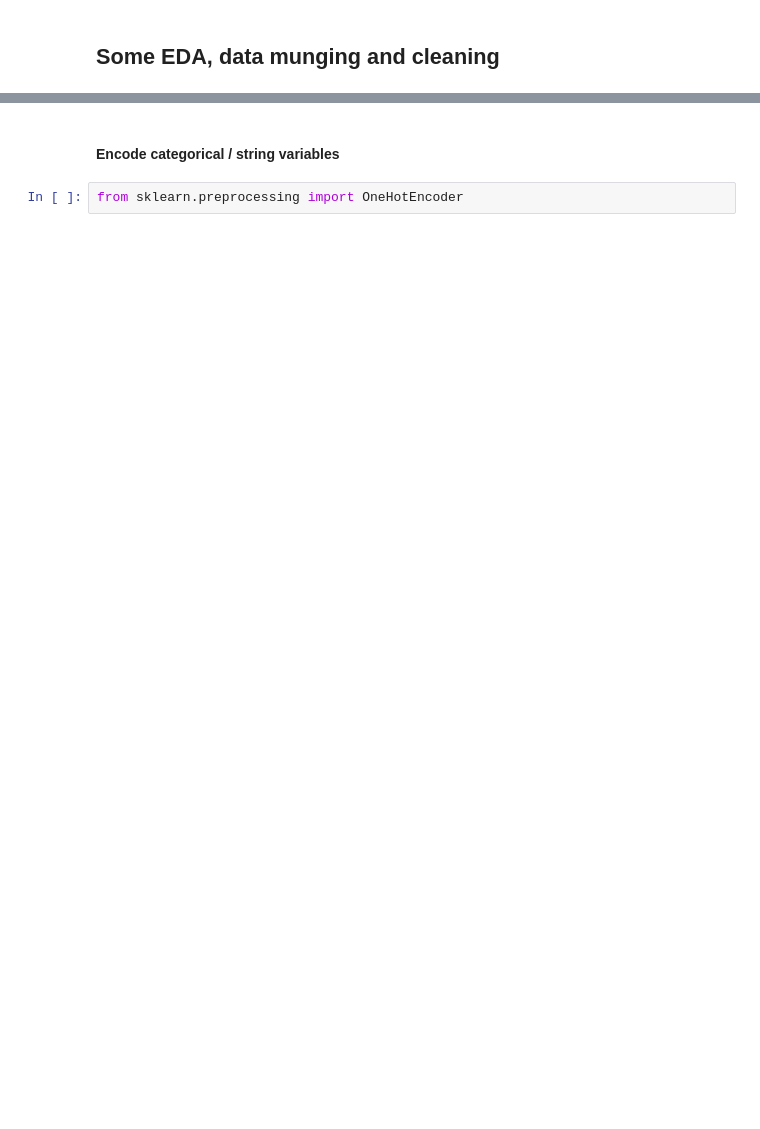
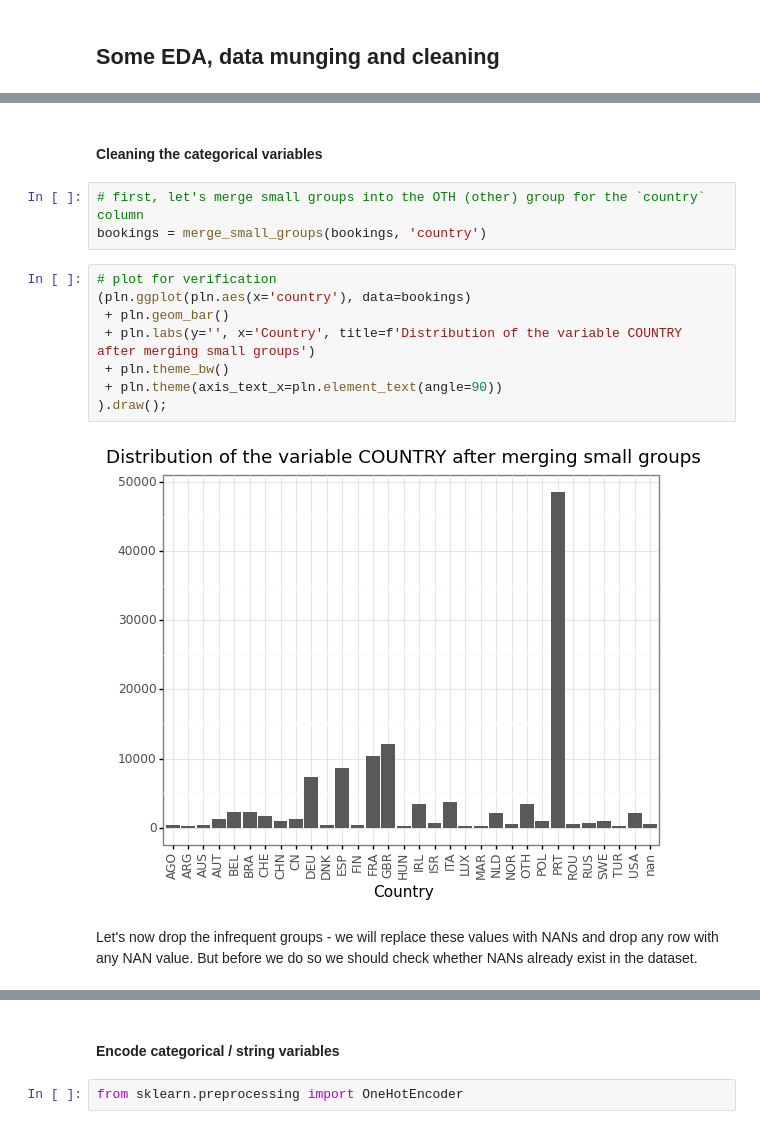
Before and after one commit to Garrus990/wave, a Jupyter notebook: notebooks/task-2.ipynb, the cells around one changed output, grey strips where cells are left out. Cells and saved outputs as stored; diff of their text form; blank space fills up the shorter version.

```diff
--- a/notebooks/task-2.ipynb
+++ b/notebooks/task-2.ipynb
@@ -85,0 +77,17 @@ pd.crosstab(bookings['is_canceled'], bookings['y'])
+# %% [markdown]
+#### Cleaning the categorical variables
+# %%
+# first, let's merge small groups into the OTH (other) group for the `country` column
+bookings = merge_small_groups(bookings, 'country')
+# %%
+# plot for verification
+(pln.ggplot(pln.aes(x='country'), data=bookings)
+ + pln.geom_bar()
+ + pln.labs(y='', x='Country', title=f'Distribution of the variable COUNTRY after merging small groups')
+ + pln.theme_bw()
+ + pln.theme(axis_text_x=pln.element_text(angle=90))
+).draw();
+# %% [output]
+[figure, added]
+# %% [markdown]
+Let's now drop the infrequent groups - we will replace these values with NANs and drop any row with any NAN value. But before we do so we should check whether NANs already exist in the dataset.
```
Also changed, not shown: parts of 42 cells of this notebook, 4 other files.
